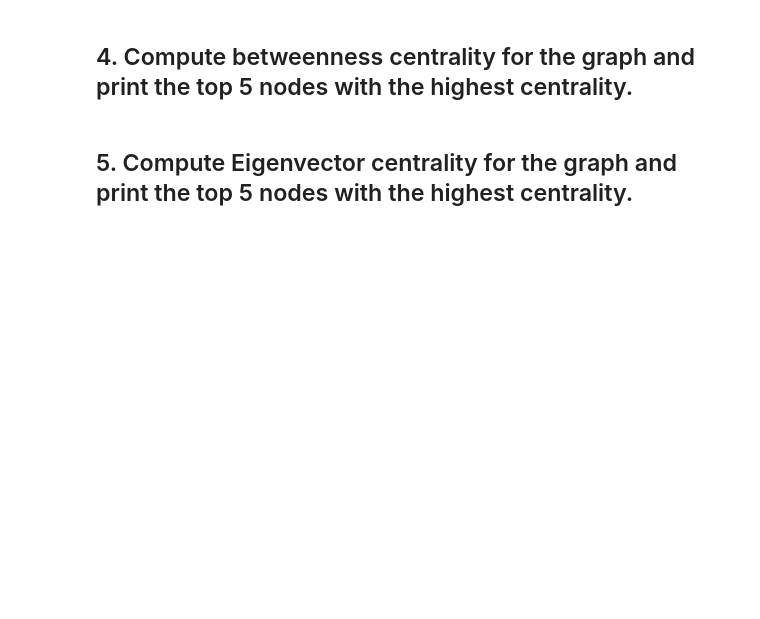
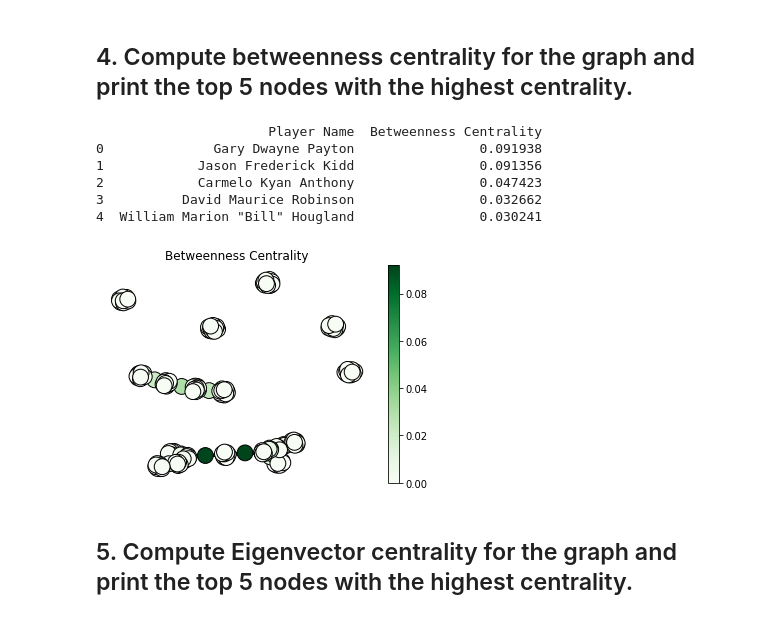
Before and after one commit to ta-datapt-bcn/lab-network-analysis, a Jupyter notebook: your-code/main.ipynb, the cells around one changed output. Drawn from its saved outputs; the diff is of its cells as text; code cells hidden in the pictures; blank space fills up the shorter version.

```diff
--- a/your-code/main.ipynb
+++ b/your-code/main.ipynb
@@ -22,5 +65,9 @@ Sort descending by the number of pairwise interactions. Which pair of players ha
+# %%
+data = df_to_dfgraph(basketball, "Name", "Games")
 # %% [markdown]
 ## 2. Use the `from_pandas_edgelist` method to turn the data frame into a graph.
+# %%
+G = nx.from_pandas_edgelist(data, 'Name_x', 'Name_y')
 # %% [markdown]
 ## 3. Compute and print the following graph statistics for the graph:
 
@@ -31,4 +93,45 @@ Sort descending by the number of pairwise interactions. Which pair of players ha
 # %% [markdown]
 ## 4. Compute betweenness centrality for the graph and print the top 5 nodes with the highest centrality.
+# %%
+def draw(G, pos, measures, measure_name, logscale=False, labels=False):
+
+    nodes = nx.draw_networkx_nodes(G, pos, node_size=250, cmap="Greens",
+                                   node_color=list(measures.values()),
+                                   nodelist=measures.keys())
+    nodes.set_edgecolor('k')
+
+    if logscale:
+        nodes.set_norm(mcolors.SymLogNorm(linthresh=0.01, linscale=1, base=10))
+
+    if labels:
+        labels = nx.draw_networkx_labels(G, pos)
+
+    edges = nx.draw_networkx_edges(G, pos)
+
+    plt.title(measure_name)
+    plt.colorbar(nodes)
+    plt.axis('off')
+    plt.show()
+# %%
+def sorted_betweenness (G, num):
+
+    """
+    Devuelve el número de nodos más centrales
+    """
+
+    ebet = nx.betweenness_centrality(G)
+    sorted_ebet = sorted(ebet.items(), key=operator.itemgetter(1), reverse=True)
+    print(pd.DataFrame(sorted_ebet[0:num],columns=["Player Name", "Betweenness Centrality"]))
+    return draw(G, pos, nx.betweenness_centrality(G), 'Betweenness Centrality')
+# %%
+sorted_betweenness(G, 5)
+# %% [output]
+                      Player Name  Betweenness Centrality
+0              Gary Dwayne Payton                0.091938
+1            Jason Frederick Kidd                0.091356
+2            Carmelo Kyan Anthony                0.047423
+3          David Maurice Robinson                0.032662
+4  William Marion "Bill" Hougland                0.030241
+[figure, added]
 # %% [markdown]
 ## 5. Compute Eigenvector centrality for the graph and print the top 5 nodes with the highest centrality.
```
Also changed, not shown: parts of 15 cells of this notebook.
